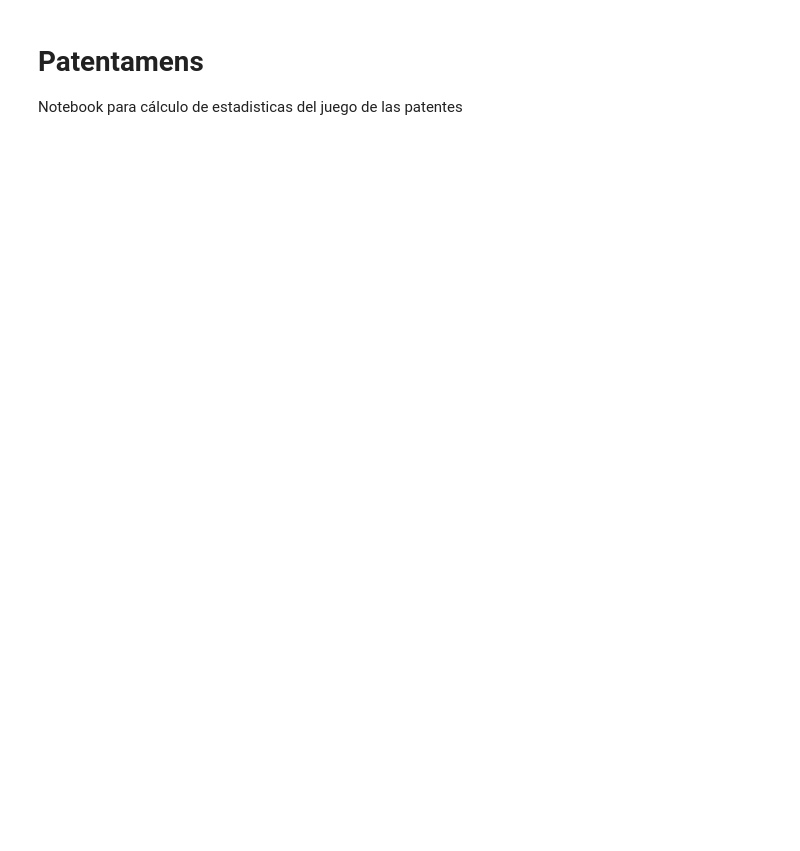
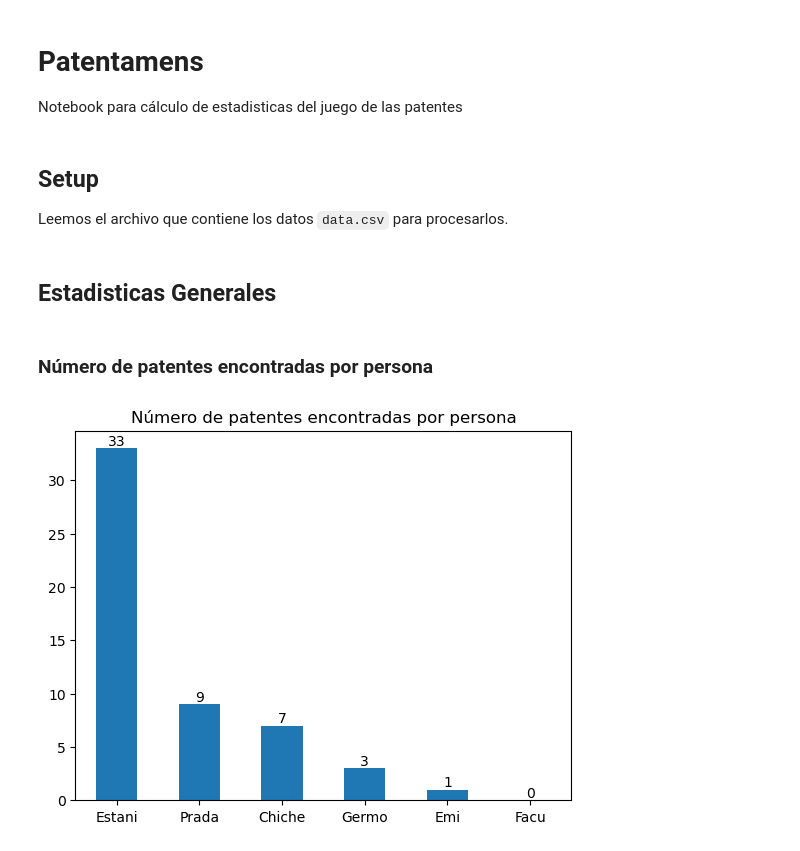
Before and after one commit to PradaJoaquin/patentamens, a Jupyter notebook: patentamens.ipynb, the cells around one changed output. Saved outputs shown, nothing was run; the diff lists cells and outputs as text; code cells hidden in the pictures; blank space fills up the shorter version.

Commit message:
Added Estadisticas Generales

```diff
--- a/patentamens.ipynb
+++ b/patentamens.ipynb
@@ -2,3 +2,7 @@
 # Patentamens
 
 Notebook para cálculo de estadisticas del juego de las patentes
+# %% [markdown]
+## Setup
+
+Leemos el archivo que contiene los datos `data.csv` para procesarlos.
@@ -4,0 +29,35 @@ Notebook para cálculo de estadisticas del juego de las patentes
+# %% [markdown]
+## Estadisticas Generales
+# %% [markdown]
+### Número de patentes encontradas por persona
+# %%
+def plot_number_found(df: pd.DataFrame):
+    # Plot the number of times each person found a patent ordered by the number of times they found a patent in descending order
+    found_by = df.groupby("encontradaPor").size().sort_values(ascending=False)
+
+    # Add Facu to the list of people :)
+    found_by["Facu"] = 0
+
+    found_by.plot(kind="bar")
+
+    # Remove the x label
+    plt.xlabel("")
+
+    # Rotate the x labels
+    plt.xticks(rotation=0)
+
+    # Put the number of times found on top of the bars
+    for i in range(len(found_by)):
+        plt.text(
+            i,
+            found_by.values[i] + 0.3,
+            found_by.values[i],
+            ha="center",
+        )
+
+    plt.title("Número de patentes encontradas por persona")
+    plt.show()
+
+plot_number_found(df.copy(deep=True))
+# %% [output]
+[figure, added]
```
Also changed, not shown: parts of 26 cells of this notebook, 1 other file.
